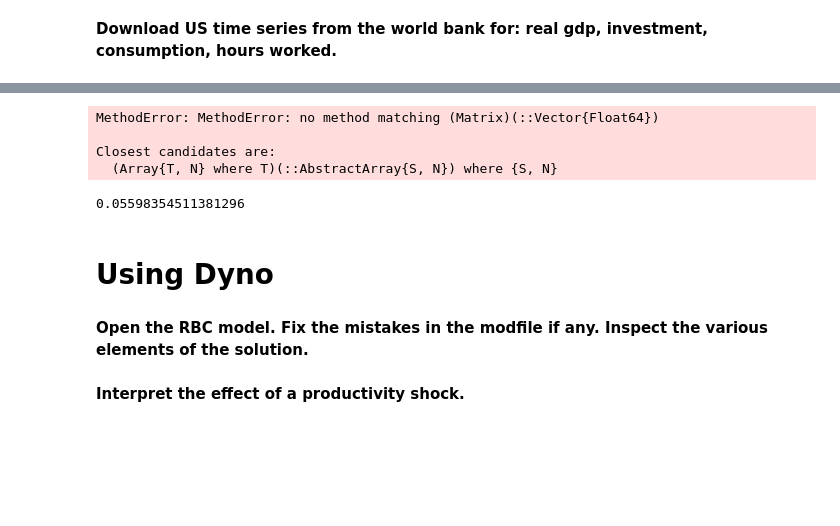
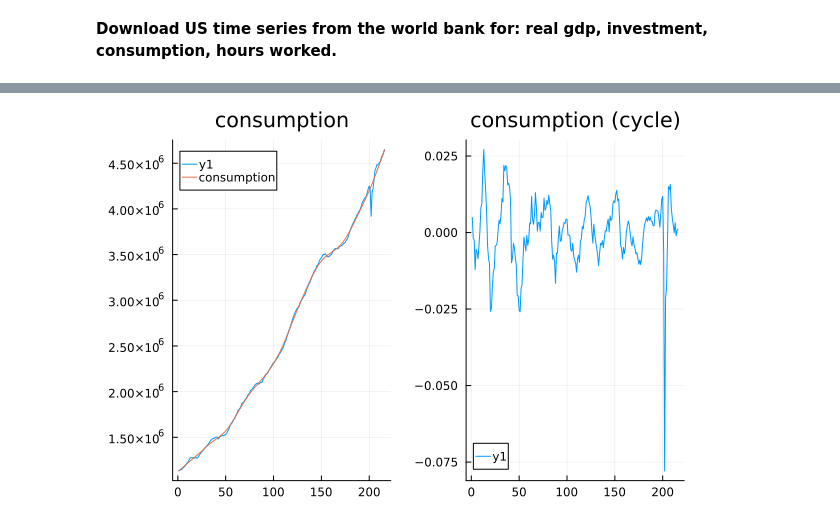
Before and after one commit to albop/ae2e6, a Jupyter notebook: tutorials/session_2/index.ipynb, the cells around one changed output, grey strips where cells are left out. Cells and saved outputs as stored; diff of their text form; code cells hidden in the pictures; blank space fills up the shorter version.

```diff
--- a/tutorials/session_2/index.ipynb
+++ b/tutorials/session_2/index.ipynb
@@ -147,5 +179,8 @@ plot(pl1,pl2,pl3;size=(800,800))
 # %%
-series = df[!,"Final consumption expenditure"]
+# detrend the consumption series
+series = df[!,:consumption]
 trend = HP(series, 1600)
-cycle_c = (series - trend)./trend
+cycle = (series - trend)./trend
+df[!,:consumption_trend] = trend
+df[!,:consumption_cycle] = cycle
 # %% [output]
@@ -153,4 +203,0 @@ UndefVarError: UndefVarError: `HP` not defined
-# %%
-series = df[!,"Gross capital formation"]
-trend = HP(series, 1600)
-cycle_inv = (series - trend)./trend
@@ -159,4 +203,0 @@ UndefVarError: UndefVarError: `HP` not defined
-# %%
-series = df[!,"Gross domestic product"]
-trend = HP(series, 1600)
-cycle_gdp = (series - trend)./trend
@@ -178,17 +204,7 @@ cor(Matrix(df[!,2:4]))
-# %%
-std(Matrix(df[!,2]))
-# %% [output]
-MethodError: MethodError: no method matching (Matrix)(::Vector{Float64})
-
-Closest candidates are:
-  (Array{T, N} where T)(::AbstractArray{S, N}) where {S, N}
-# %%
-9.18606e10 / 1.64085e12
-# %% [output]
-0.05598354511381296
-# %% [markdown]
-# Using Dyno
-# %% [markdown]
-__Open the RBC model. Fix the mistakes in the modfile if any. Inspect the various elements of the solution.__
-# %% [markdown]
-__Interpret the effect of a productivity shock.__
+# %%
+pl1 = plot(series, title="consumption")
+plot!(pl1, trend, label="consumption")
+pl2 = plot(cycle, title="consumption (cycle)")
+plot(pl1, pl2)
+# %% [output]
+[figure, added]
```
Also changed, not shown: parts of 43 cells of this notebook, 10 other files.
